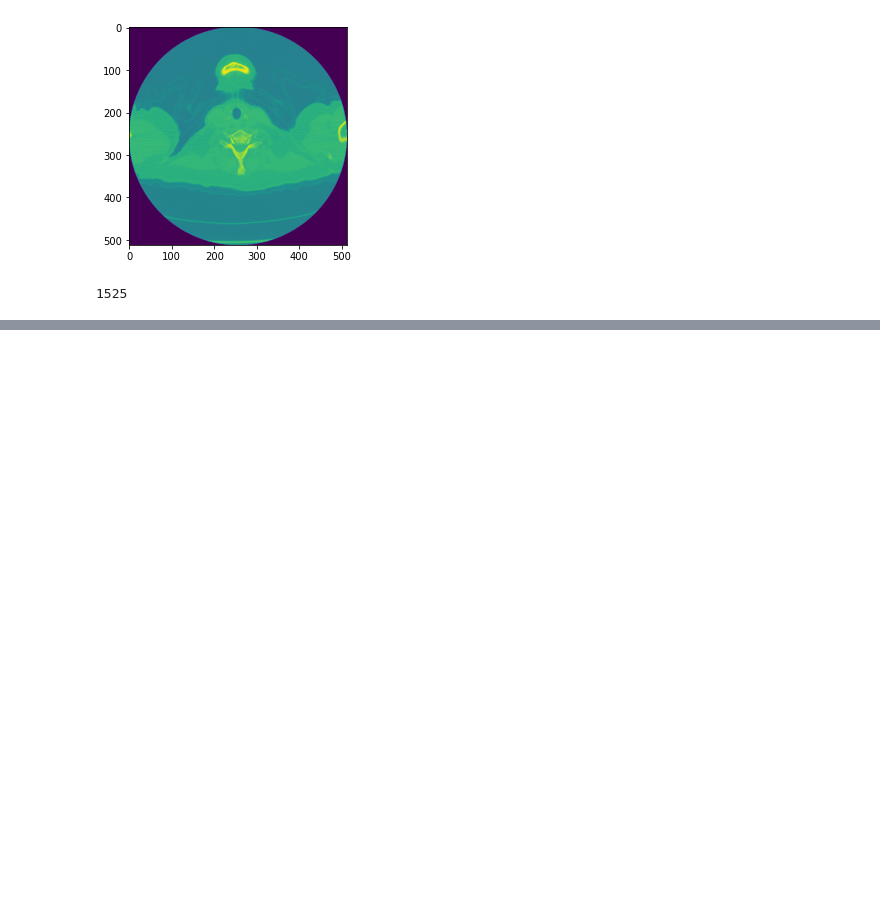
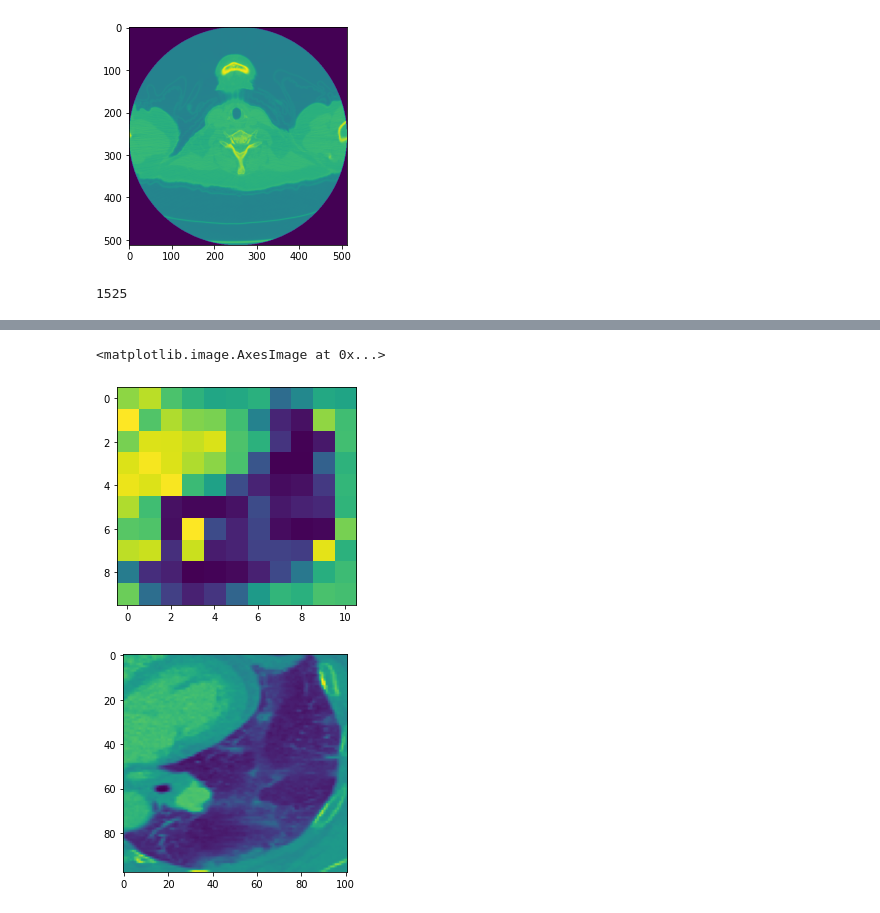
Before and after one commit to pangyuteng/fiss-viz-tmp, a Jupyter notebook: oblique.ipynb, the cells around one changed output, grey strips where cells are left out. Cells and saved outputs as stored; diff of their text form; code cells hidden in the pictures; blank space fills up the shorter version.

```diff
--- a/oblique.ipynb
+++ b/oblique.ipynb
@@ -255,0 +298,29 @@ print(size)
+# %%
+arr = sitk.GetArrayFromImage(new_img)
+
+oblique = np.zeros(X.shape)
+for r in range(X.shape[0]):
+    for c in range(X.shape[1]):
+        x,y,z = int(X[r,c]),int(Y[r,c]),int(Z[r,c])
+        oblique[r,c]=arr[z,x,y]
+plt.figure(0)
+plt.imshow(oblique.T)
+
+hdX,hdY = np.meshgrid(np.arange(np.min(xs),np.max(xs),1),
+                  np.arange(np.min(ys),np.max(ys),1))
+hdZ = np.zeros(hdX.shape)
+for r in range(hdX.shape[0]):
+    for c in range(hdX.shape[1]):
+        hdZ[r,c] = fit[0] * hdX[r,c] + fit[1] * hdY[r,c] + fit[2]
+
+hdoblique = np.zeros(hdX.shape)
+for r in range(hdX.shape[0]):
+    for c in range(hdX.shape[1]):
+        x,y,z = int(hdX[r,c]),int(hdY[r,c]),int(hdZ[r,c])
+        hdoblique[r,c]=arr[z,x,y]
+plt.figure(1)
+plt.imshow(hdoblique.T)
+# %% [output]
+<matplotlib.image.AxesImage at 0x...>
+[figure, added]
+[figure, added]
```
Also changed, not shown: parts of 13 cells of this notebook.
